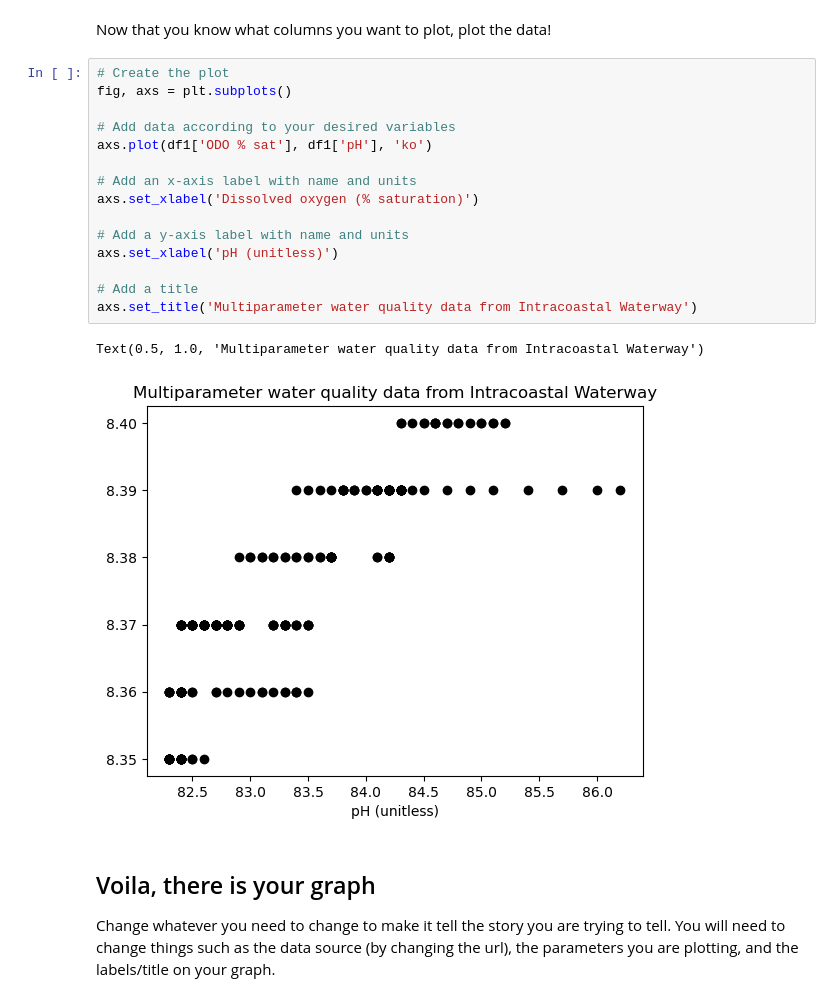
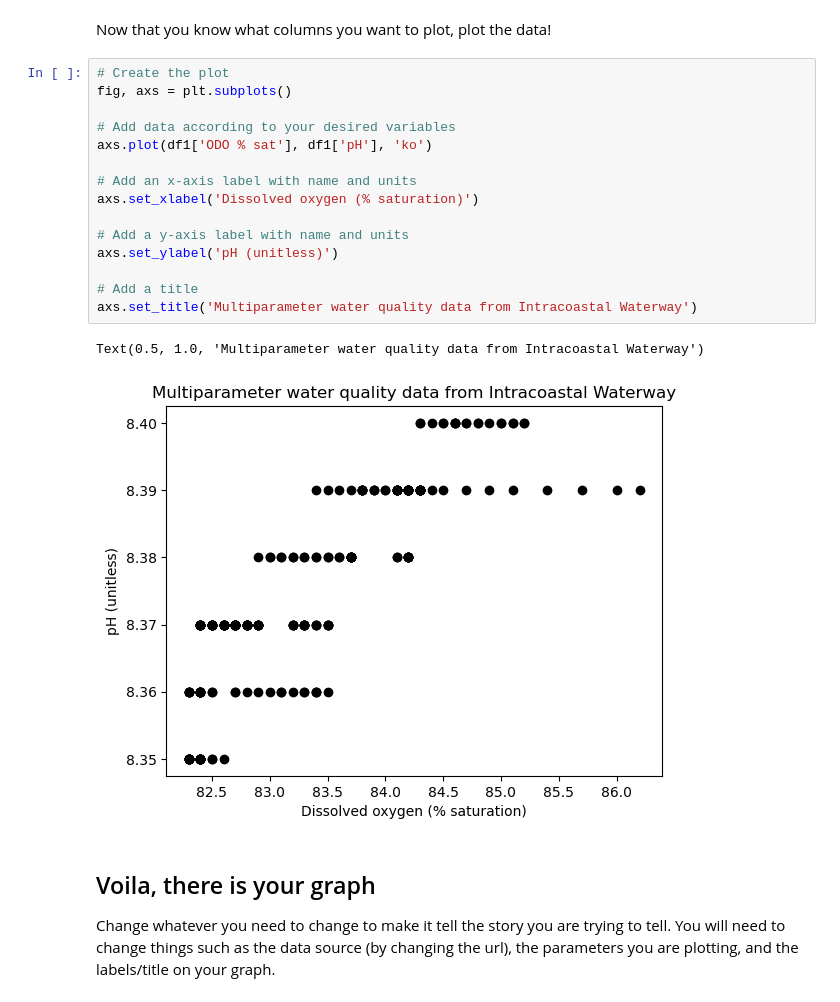
Before and after one commit to SUPScientist/Advanced-Quantitative-Oceanography, a Jupyter notebook: notebooks/FINAL_PROJECT_SAMPLE_CODE.ipynb, the cells around one changed output. Saved outputs shown, nothing was run; the diff lists cells and outputs as text.

Commit message:
Edit ylabel and repush

```diff
--- a/notebooks/FINAL_PROJECT_SAMPLE_CODE.ipynb
+++ b/notebooks/FINAL_PROJECT_SAMPLE_CODE.ipynb
@@ -68,21 +68,21 @@ Now that you know what columns you want to plot, plot the data!
 # %%
 # Create the plot
 fig, axs = plt.subplots()
 
 # Add data according to your desired variables
 axs.plot(df1['ODO % sat'], df1['pH'], 'ko')
 
 # Add an x-axis label with name and units
 axs.set_xlabel('Dissolved oxygen (% saturation)')
 
 # Add a y-axis label with name and units
-axs.set_xlabel('pH (unitless)')
+axs.set_ylabel('pH (unitless)')
 
 # Add a title
 axs.set_title('Multiparameter water quality data from Intracoastal Waterway')
 # %% [output]
 Text(0.5, 1.0, 'Multiparameter water quality data from Intracoastal Waterway')
-[figure, old version]
+[figure, new version]
 # %% [markdown]
 ## Voila, there is your graph
 Change whatever you need to change to make it tell the story you are trying to tell. You will need to change things such as the data source (by changing the url), the parameters you are plotting, and the labels/title on your graph.
```
